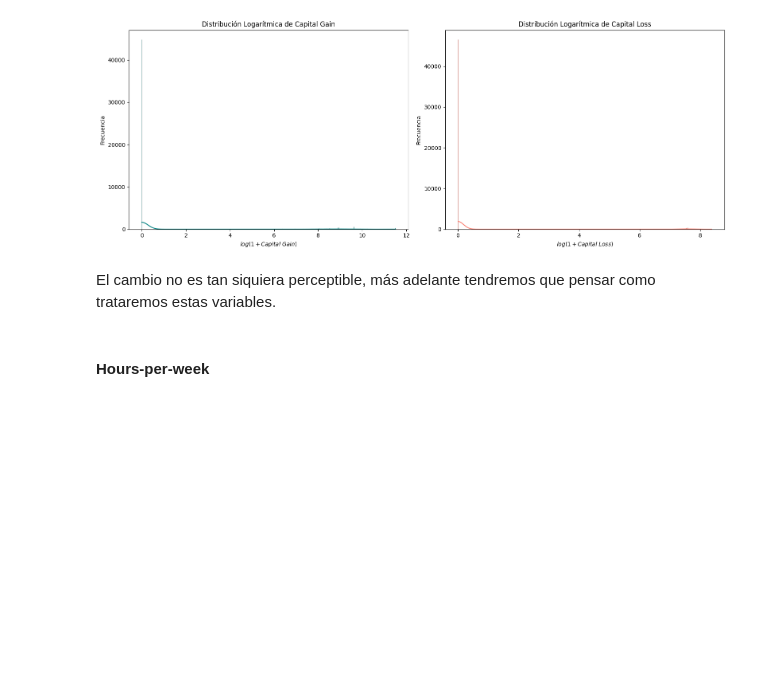
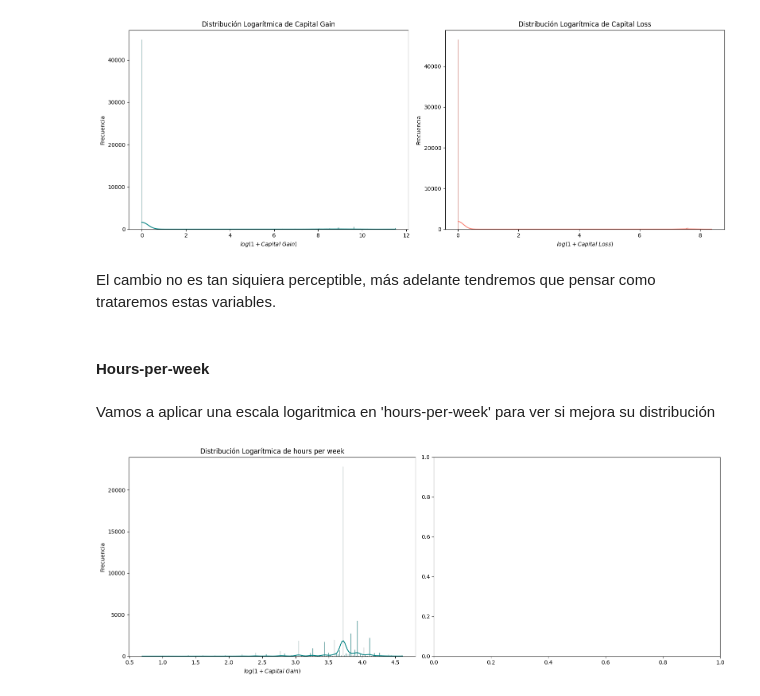
Before and after one commit to DaniSolaris/trabajo_obligatorio_david, a Jupyter notebook: src/EDA.ipynb, the cells around one changed output. Drawn from its saved outputs; the diff is of its cells as text; code cells hidden in the pictures; blank space fills up the shorter version.

```diff
--- a/src/EDA.ipynb
+++ b/src/EDA.ipynb
@@ -187,3 +214,17 @@ plt.show()
 El cambio no es tan siquiera perceptible, más adelante tendremos que pensar como trataremos estas variables.
 # %% [markdown]
 #### Hours-per-week
+# %% [markdown]
+Vamos a aplicar una escala logaritmica en 'hours-per-week' para ver si mejora su distribución
+# %%
+fig, axes = plt.subplots(1, 2, figsize=(16, 6))
+
+sns.histplot(np.log1p(df_raw['hours-per-week']), kde=True, ax=axes[0], color='teal')
+axes[0].set_title('Distribución Logarítmica de hours per week')
+axes[0].set_xlabel('$log(1 + Capital\ Gain)$')
+axes[0].set_ylabel('Frecuencia')
+
+plt.tight_layout()
+plt.show()
+# %% [output]
+[figure, added]
```
Also changed, not shown: parts of 4 cells of this notebook.
